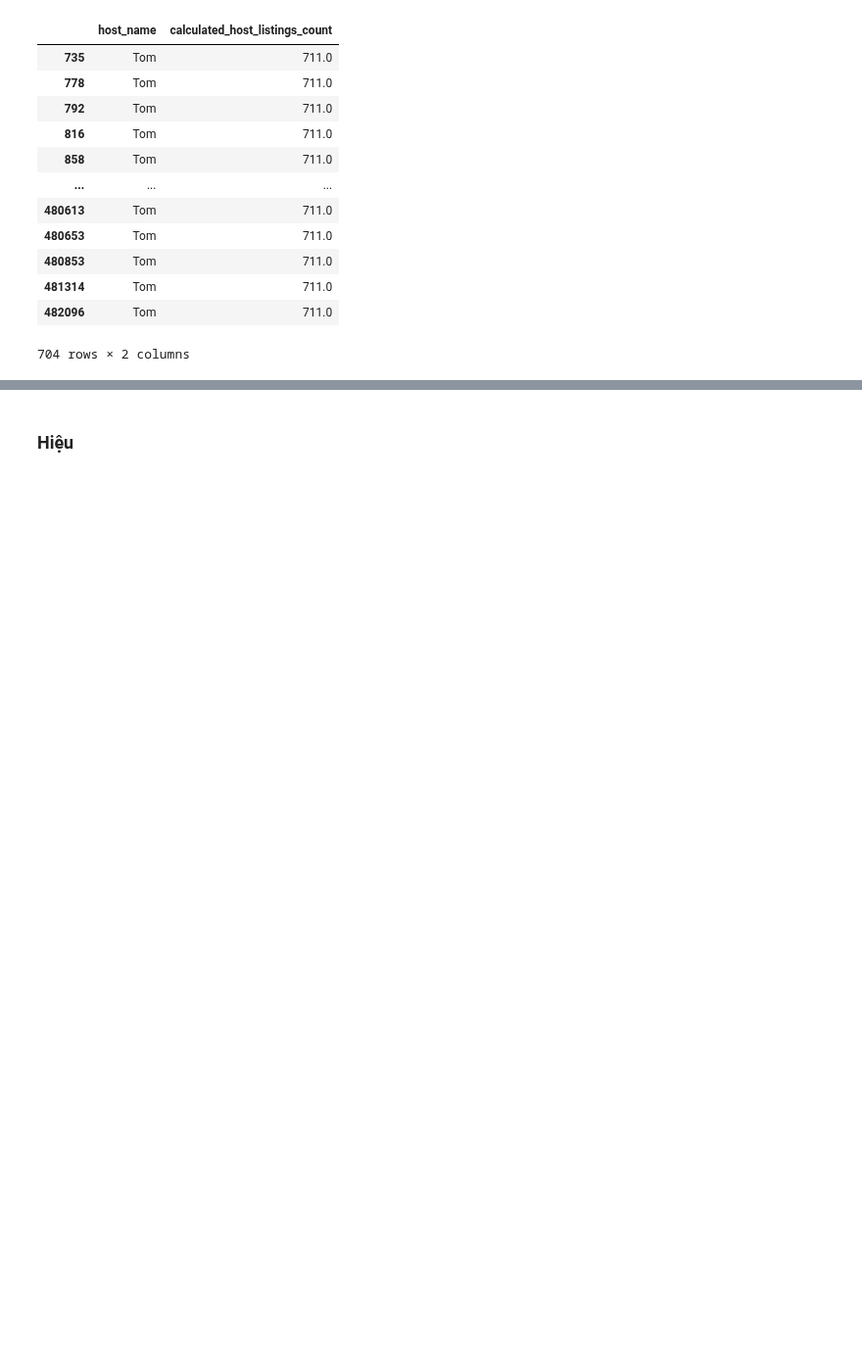
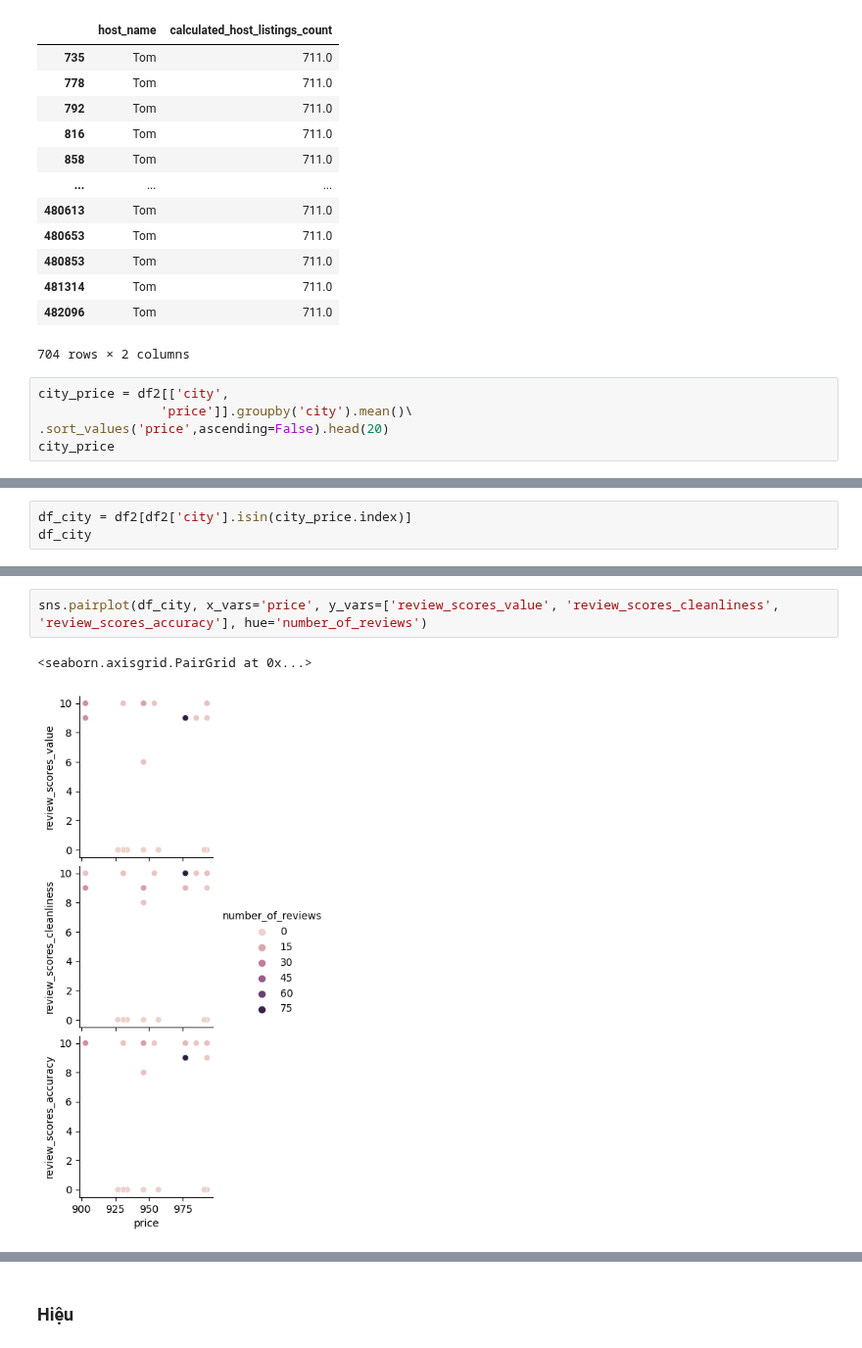
Before and after one commit to 19127592/PTDLUD, a Jupyter notebook: Project.ipynb, the cells around one changed output, grey strips where cells are left out. Shown at 98% size. Saved outputs shown, nothing was run; the diff lists cells and outputs as text; blank space fills up the shorter version.

```diff
--- a/Project.ipynb
+++ b/Project.ipynb
@@ -200,3 +200,8 @@ Câu hỏi:
 | 481314 | Tom | 711.0 |
 | 482096 | Tom | 711.0 |
 704 rows × 2 columns
+# %%
+city_price = df2[['city',
+                'price']].groupby('city').mean()\
+.sort_values('price',ascending=False).head(20)
+city_price
@@ -202,0 +227,3 @@ Câu hỏi:
+# %%
+df_city = df2[df2['city'].isin(city_price.index)]
+df_city
@@ -202,0 +249,5 @@ Câu hỏi:
+# %%
+sns.pairplot(df_city, x_vars='price', y_vars=['review_scores_value', 'review_scores_cleanliness', 'review_scores_accuracy'], hue='number_of_reviews')
+# %% [output]
+<seaborn.axisgrid.PairGrid at 0x...>
+[figure, added]
```
Also changed, not shown: parts of 4 cells of this notebook.
